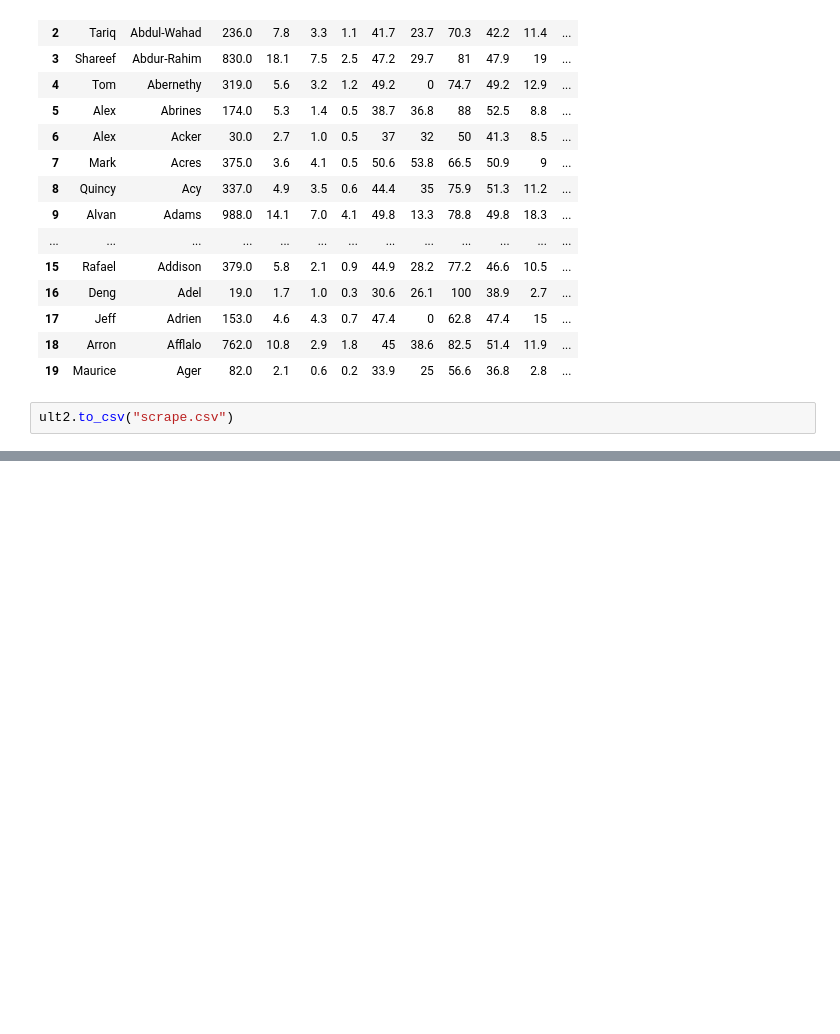
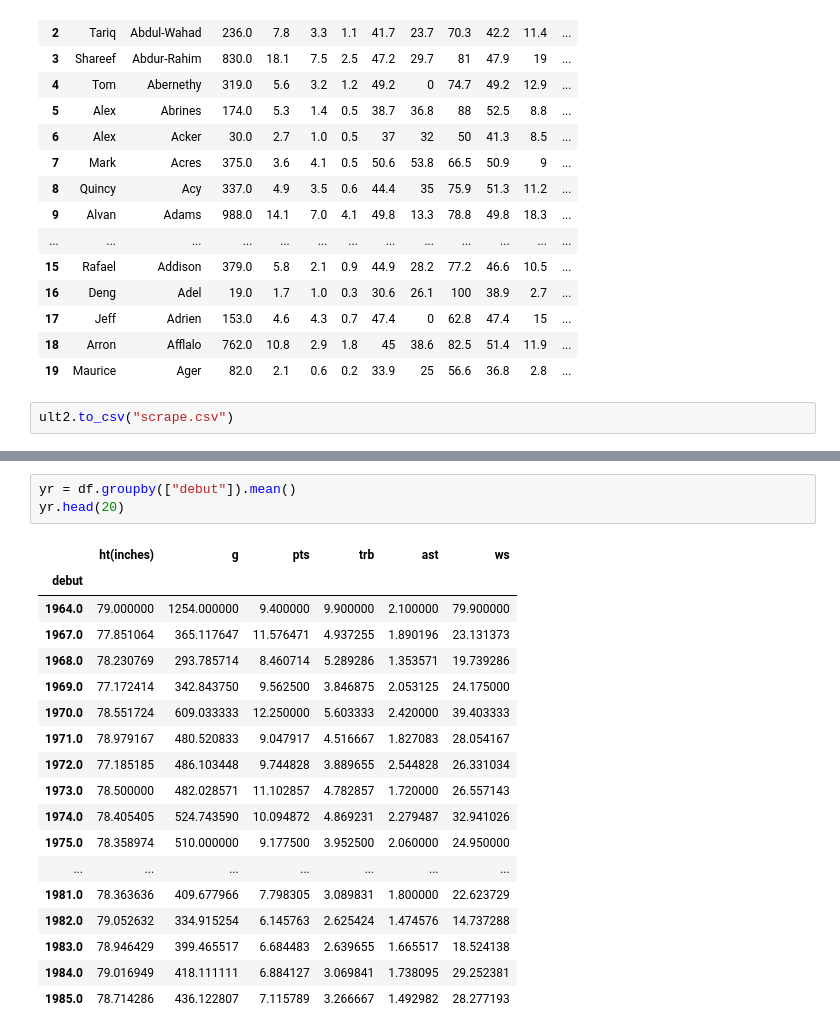
Before and after one commit to joshwmay/inst462_gibson_malik_may, a Jupyter notebook: jupyter/scrape.ipynb, the cells around one changed output, grey strips where cells are left out. Saved outputs shown, nothing was run; the diff lists cells and outputs as text; blank space fills up the shorter version.

```diff
--- a/jupyter/scrape.ipynb
+++ b/jupyter/scrape.ipynb
@@ -462,0 +484,22 @@ ult2.to_csv("scrape.csv")
+# %%
+yr = df.groupby(["debut"]).mean()
+yr.head(20)
+# %% [output]
+|  | ht(inches) | g | pts | trb | ast | ws |
+| debut |  |  |  |  |  |  |
+| 1964.0 | 79.000000 | 1254.000000 | 9.400000 | 9.900000 | 2.100000 | 79.900000 |
+| 1967.0 | 77.851064 | 365.117647 | 11.576471 | 4.937255 | 1.890196 | 23.131373 |
+| 1968.0 | 78.230769 | 293.785714 | 8.460714 | 5.289286 | 1.353571 | 19.739286 |
+| 1969.0 | 77.172414 | 342.843750 | 9.562500 | 3.846875 | 2.053125 | 24.175000 |
+| 1970.0 | 78.551724 | 609.033333 | 12.250000 | 5.603333 | 2.420000 | 39.403333 |
+| 1971.0 | 78.979167 | 480.520833 | 9.047917 | 4.516667 | 1.827083 | 28.054167 |
+| 1972.0 | 77.185185 | 486.103448 | 9.744828 | 3.889655 | 2.544828 | 26.331034 |
+| 1973.0 | 78.500000 | 482.028571 | 11.102857 | 4.782857 | 1.720000 | 26.557143 |
+| 1974.0 | 78.405405 | 524.743590 | 10.094872 | 4.869231 | 2.279487 | 32.941026 |
+| 1975.0 | 78.358974 | 510.000000 | 9.177500 | 3.952500 | 2.060000 | 24.950000 |
+| ... | ... | ... | ... | ... | ... | ... |
+| 1981.0 | 78.363636 | 409.677966 | 7.798305 | 3.089831 | 1.800000 | 22.623729 |
+| 1982.0 | 79.052632 | 334.915254 | 6.145763 | 2.625424 | 1.474576 | 14.737288 |
+| 1983.0 | 78.946429 | 399.465517 | 6.684483 | 2.639655 | 1.665517 | 18.524138 |
+| 1984.0 | 79.016949 | 418.111111 | 6.884127 | 3.069841 | 1.738095 | 29.252381 |
+| 1985.0 | 78.714286 | 436.122807 | 7.115789 | 3.266667 | 1.492982 | 28.277193 |
```
Also changed, not shown: parts of 1 cell of this notebook.
